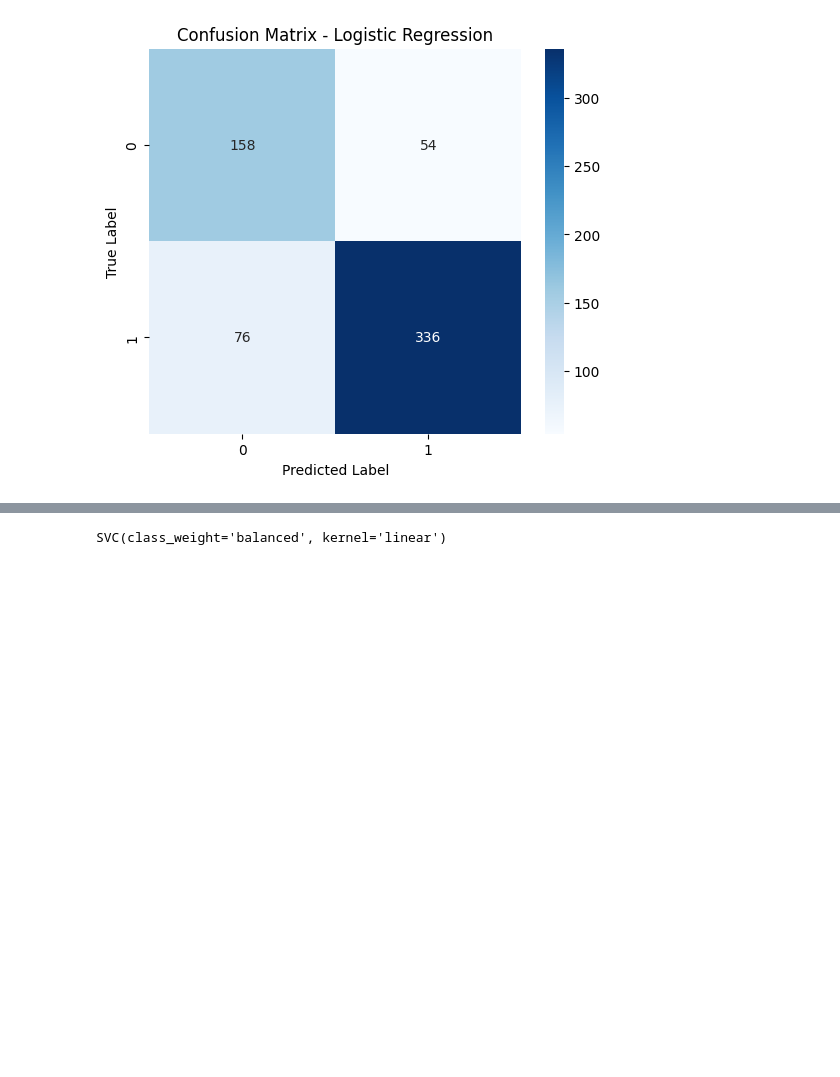
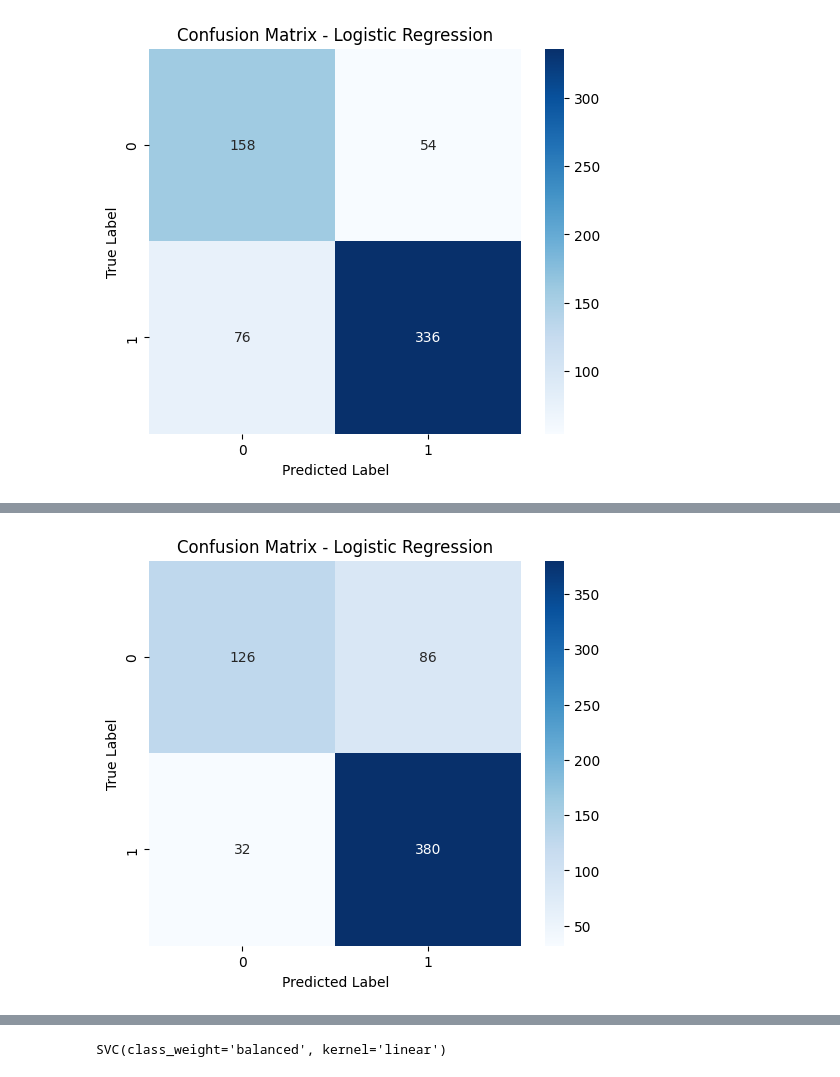
Before and after one commit to Natashaa7/COVID-19-Fake-News-Detection, a Jupyter notebook: Fake-News-Classification.ipynb, the cells around one changed output, grey strips where cells are left out. Saved outputs shown, nothing was run; the diff lists cells and outputs as text; code cells hidden in the pictures; blank space fills up the shorter version.

```diff
--- a/Fake-News-Classification.ipynb
+++ b/Fake-News-Classification.ipynb
@@ -519,8 +535,6 @@ X_test_tfidf = tfidf.transform(X_test)
 # Train Logistic Regression
 # %%
-from sklearn.linear_model import LogisticRegression
-
 #lr = LogisticRegression(max_iter=1000)
-lr = LogisticRegression(class_weight="balanced", max_iter=1000)
+lr = LogisticRegression(solver='liblinear', max_iter=1000, class_weight='balanced')
 lr.fit(X_train_tfidf, y_train)
 # %% [output]
@@ -568,9 +610,7 @@ plt.show()
 # Hyperparameter tuning of Logistic Regression
 # %%
-from sklearn.model_selection import GridSearchCV
-
 # Logistic Regression tuning
-param_grid_lr = {
+"""param_grid_lr = {
     'C': [0.01, 0.1, 1, 10],  #Regularisation strength
     'penalty': ['l2'],  # l1 only works with solver='liblinear'
 }
@@ -582,6 +622,26 @@ grid_lr = GridSearchCV(
     scoring='f1',
     n_jobs=-1
 )
+"""
+lr = LogisticRegression(solver='liblinear', max_iter=1000)  # liblinear works well for small datasets
+
+# Hyperparameter grid
+param_grid = {
+    'C': [0.01, 0.1, 1, 10, 100],        # Regularization strength
+    'penalty': ['l1', 'l2'],             # Regularization type
+    'class_weight': [None, 'balanced']   # Handle class imbalance
+}
+
+# Grid search with 5-fold cross-validation
+grid_lr = GridSearchCV(
+    estimator=lr,
+    param_grid=param_grid,
+    cv=5,
+    scoring='f1',   # F1 score handles imbalance better
+    verbose=2,
+    n_jobs=-1
+)
+
 grid_lr.fit(X_train_tfidf, y_train)
 print(grid_lr.best_params_)
 # %% [output]
@@ -613,0 +700,12 @@ Confusion Matrix:
+# %%
+cm_lr = confusion_matrix(y_test, y_pred_lr)
+
+# Plot confusion matrix as heatmap
+plt.figure(figsize=(6, 5))
+sns.heatmap(cm_lr, annot=True, fmt='d', cmap='Blues', xticklabels=best_lr.classes_, yticklabels=best_lr.classes_)
+plt.ylabel('True Label')
+plt.xlabel('Predicted Label')
+plt.title('Confusion Matrix - Logistic Regression')
+plt.show()
+# %% [output]
+[figure, added]
```
Also changed, not shown: parts of 38 cells of this notebook.
